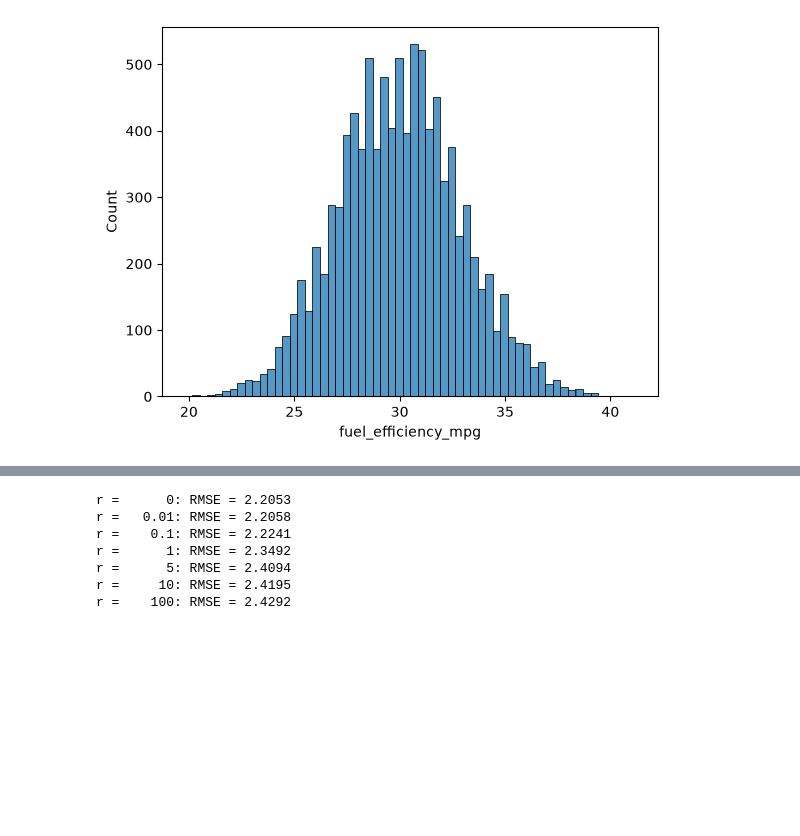
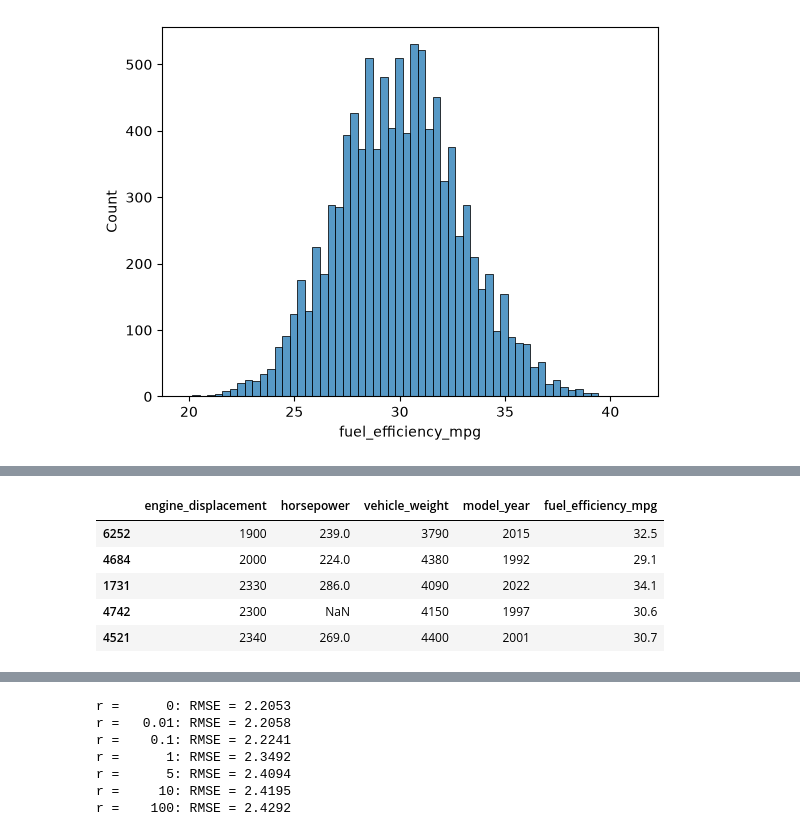
Before and after one commit to Vladimeri9/machine-learning-zoomcamp-homework, a Jupyter notebook: 02-regression/HW2.ipynb, the cells around one changed output, grey strips where cells are left out. Saved outputs shown, nothing was run; the diff lists cells and outputs as text; code cells hidden in the pictures; blank space fills up the shorter version.

```diff
--- a/02-regression/HW2.ipynb
+++ b/02-regression/HW2.ipynb
@@ -74,3 +74,12 @@ np.random.shuffle(idx)
 df_train = df_modified.iloc[idx[:n_train]]
 df_val = df_modified.iloc[idx[n_train:n_train + n_val]]
 df_test = df_modified.iloc[idx[n_train + n_val:]]
+# %%
+df_train.head()
+# %% [output]
+|  | engine_displacement | horsepower | vehicle_weight | model_year | fuel_efficiency_mpg |
+| 6252 | 1900 | 239.0 | 3790 | 2015 | 32.5 |
+| 4684 | 2000 | 224.0 | 4380 | 1992 | 29.1 |
+| 1731 | 2330 | 286.0 | 4090 | 2022 | 34.1 |
+| 4742 | 2300 | NaN | 4150 | 1997 | 30.6 |
+| 4521 | 2340 | 269.0 | 4400 | 2001 | 30.7 |
```
Also changed, not shown: parts of 6 cells of this notebook.
